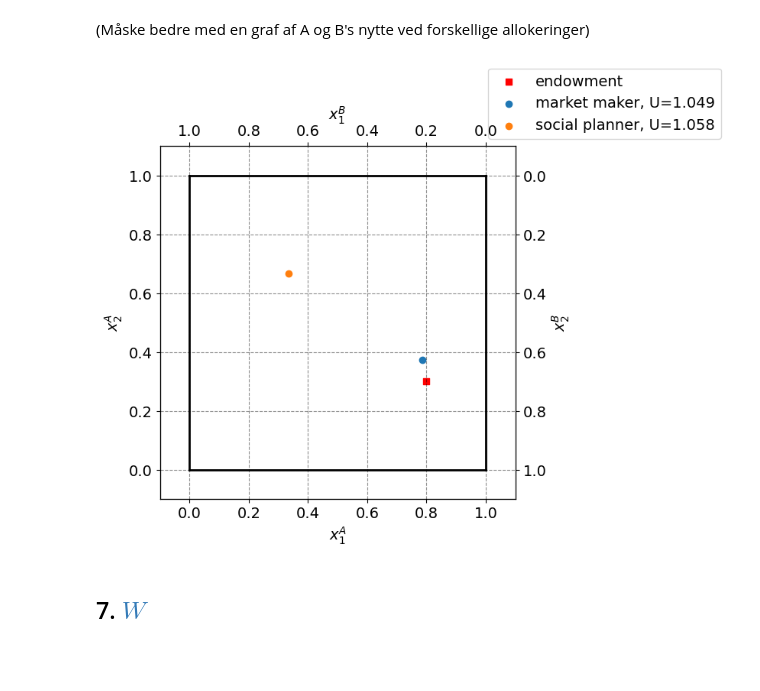
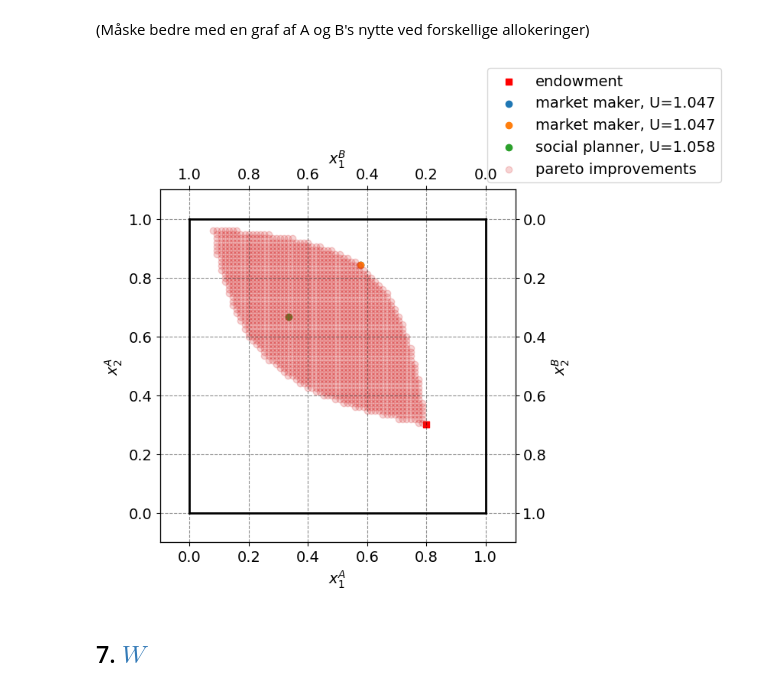
Before and after one commit to NumEconCopenhagen/projects-2024-mathias-mikkel-gabriele, a Jupyter notebook: inauguralproject/InauguralProject2024.ipynb, the cells around one changed output. Drawn from its saved outputs; the diff is of its cells as text; code cells hidden in the pictures; blank space fills up the shorter version.

Commit message:
typos fixed in 5, graph in 6

```diff
--- a/inauguralproject/InauguralProject2024.ipynb
+++ b/inauguralproject/InauguralProject2024.ipynb
@@ -57,16 +60,16 @@ w2A = 0.3
 x1A = np.linspace(0,1,N+1)
 x2A = x1A.copy()
 
-x1possible = []
-x2possible = []
+x1_possible = []
+x2_possible = []
 
 for x1 in x1A:
     for x2 in x2A:
         if model.utility_A(x1,x2) >= model.utility_A(w1A,w2A) and model.utility_B((1-x1),(1-x2)) >= model.utility_B(1-w1A,1-w2A):
-            x1possible.append(x1)
-            x2possible.append(x2)
+            x1_possible.append(x1)
+            x2_possible.append(x2)
 
-print(x1possible[0:5])
+print(x1_possible[0:5])
 # %% [output]
 [0.08, 0.09333333333333334, 0.09333333333333334, 0.09333333333333334, 0.09333333333333334]
 # %%
@@ -299,8 +305,8 @@ N = 2000
 x1possible = np.linspace(0,1,N)
 x2possible = np.linspace(0,1,N)
 uAmax = -np.inf
-x1best = -np.inf
-x2best = -np.inf
+x1_best = -np.inf
+x2_best = -np.inf
 
 # Just checking utility of B from initial endownments.
 print(f'$u^B(w1B,w2B)$ = {model.utility_B(1-par.w1A, 1-par.w2A):.3f}')
@@ -311,8 +317,8 @@ for x1A in x1possible:
         uAnew = model.utility_A(x1A,x2A)
         if model.utility_A(x1A,x2A) > uAmax and model.utility_B(1-x1A,1-x2A) >= model.utility_B(1-par.w1A,1-par.w2A):
             uAmax = uAnew
-            x1best = x1
-            x2best = x2
+            x1_best = x1A
+            x2_best = x2A
 
-print(f'Utility A max = {uAmax:.3f}: (x1A,x2A) = ({x1best:.3f},{x2best:.3f})')
-print(f'Utility B max = {model.utility_B(1-x1best,1-x2best):.3f}: (x1B,x2B) = ({1-x1best:.3f},{1-x2best:.3f})')
+print(f'Utility A max = {uAmax:.3f}: (x1A,x2A) = ({x1_best:.3f},{x2_best:.3f})')
+print(f'Utility B max = {model.utility_B(1-x1_best,1-x2_best):.3f}: (x1B,x2B) = ({1-x1_best:.3f},{1-x2_best:.3f})')
@@ -342,34 +352,36 @@ fig = plt.figure(frameon=False,figsize=(6,6), dpi=100)
 ax_A = fig.add_subplot(1, 1, 1)
 
 ax_A.set_xlabel("$x_1^A$")
 ax_A.set_ylabel("$x_2^A$")
 
 temp = ax_A.twinx()
 temp.set_ylabel("$x_2^B$")
 ax_B = temp.twiny()
 ax_B.set_xlabel("$x_1^B$")
 ax_B.invert_xaxis()
 ax_B.invert_yaxis()
 
 # A
 ax_A.scatter(model.par.w1A,model.par.w2A,marker='s',color='red',label='endowment')
 ax_A.scatter(x1best,x2best, label=f'market maker, U={uAmax+model.utility_B(1-x1best,1-x2best):.3f}')
+ax_A.scatter(x1_best,x2_best, label=f'market maker, U={uAmax+model.utility_B(1-x1best,1-x2best):.3f}')
 ax_A.scatter(model.sol.x1,model.sol.x2, label=f'social planner, U={model.sol.u:.3f}')
+ax_A.scatter(x1_possible,x2_possible, alpha=0.2, label='pareto improvements')
 
 # limits
 ax_A.plot([0,w1bar],[0,0],lw=2,color='black')
 ax_A.plot([0,w1bar],[w2bar,w2bar],lw=2,color='black')
 ax_A.plot([0,0],[0,w2bar],lw=2,color='black')
 ax_A.plot([w1bar,w1bar],[0,w2bar],lw=2,color='black')
 
 ax_A.set_xlim([-0.1, w1bar + 0.1])
 ax_A.set_ylim([-0.1, w2bar + 0.1])
 ax_B.set_xlim([w1bar + 0.1, -0.1])
 ax_B.set_ylim([w2bar + 0.1, -0.1])
 
 ax_A.legend(frameon=True, loc='lower right', bbox_to_anchor=(1.6,1.0));
 # %% [output]
-[figure, old version]
+[figure, new version]
 # %% [markdown]
 ## 7. <a id='toc7_'></a>[$W$](#toc0_)
 # %% [markdown]
```
Also changed, not shown: parts of 6 cells of this notebook.
